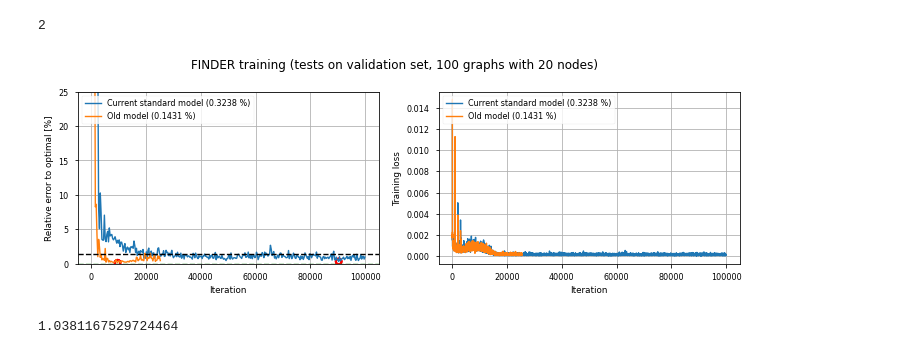
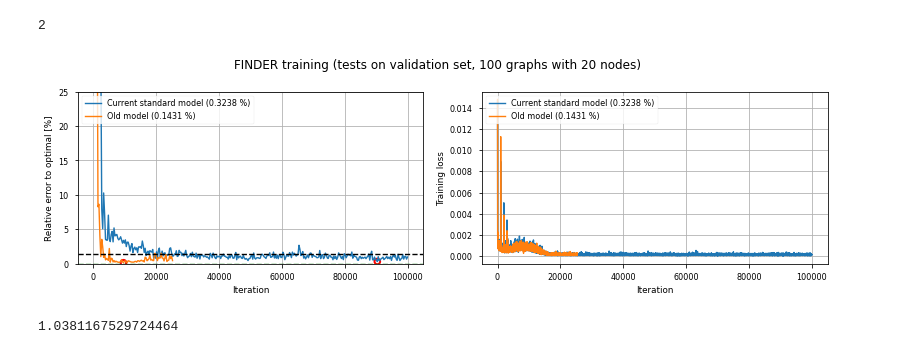
Before and after one commit to dschaub95/FINDER-TSP, a Jupyter notebook: notebooks/FINDER_training_visualization.ipynb, the cells around one changed output. Saved outputs shown, nothing was run; the diff lists cells and outputs as text; code cells hidden in the pictures.

```diff
--- a/notebooks/FINDER_training_visualization.ipynb
+++ b/notebooks/FINDER_training_visualization.ipynb
@@ -31,7 +18,7 @@ np.argmin(x)
 def plot_valid_performance(dfs_valid, dfs_loss, min_points, labels, subtitle, save_path):
     mpl.style.use('seaborn-paper')
 
-    fig, axs = plt.subplots(1, 2, figsize=(10,3.5), sharex=False, sharey=False)
+    fig, axs = plt.subplots(1, 2, figsize=(11.2,3.5), sharex=False, sharey=False)
 
     for k in range(len(dfs_valid)):
         min_point = np.round(min_points[k][0][1] * 100 - 100,4)
@@ -105,11 +92,11 @@ def extract_train_info(dfs_valid, dfs_loss, model_names, base_path):
 #     'sparsified_graph_2021-10-17_19:32:44_len_100337',
 #     'standard_2021-10-18_02:36:38_len_100324'
 # ]
-base_path_0 = './test_models'
+base_path_0 = '../test_models'
 model_names_0 = [
     'standard_2021-10-18_02:36:38_len_100324'
 ]
-base_path_1 = './saved_models/tsp_2d/nrange_20_20'
+base_path_1 = '../saved_models/tsp_2d/nrange_20_20'
 model_names_1 = [
     'AGNN_no_help_only_start_end_+_edge_prob_+_unfixed_start_2021-09-08_17:31:23_len_100143'
 ]
@@ -131,11 +118,11 @@ for df in dfs_valid:
 # %%
 # labels = ['Sum state representation', 'Dropout 0.1', 'Probability masking', 'Sparsified graph', 'Standard']
 labels = ['Current standard model', 'Old model']
 subtitle = 'FINDER training (tests on validation set, 100 graphs with 20 nodes)'
-save_path = 'plots/training_process.png'
+save_path = '../plots/training_process.png'
 plot_valid_performance(dfs_valid, dfs_loss, min_points, labels, subtitle, save_path)
 # %% [output]
-[figure, old version]
+[figure, new version]
 # %%
 trainfolder_list = ['nrange_15_20_len_1038117']
 df_list = []
```
Also changed, not shown: parts of 7 cells of this notebook, 1 other file.
